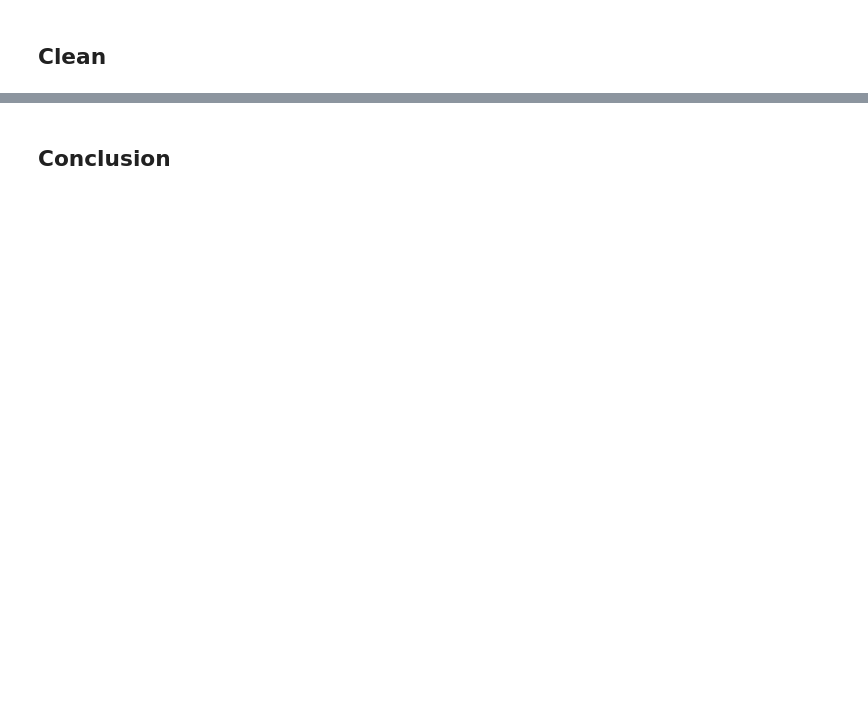
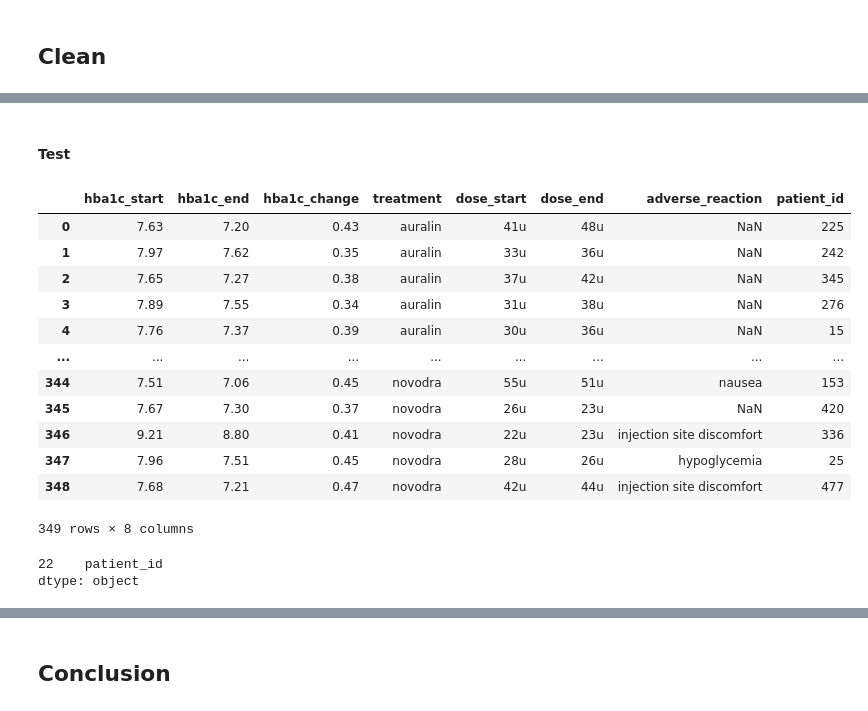
Before and after one commit to keer707/Auralin-Phase-II-clinical-trial_DataWrangling, a Jupyter notebook: Auralin Phase II clinical trial - Data Wrangle.ipynb, the cells around one changed output, grey strips where cells are left out. Saved outputs shown, nothing was run; the diff lists cells and outputs as text; code cells hidden in the pictures; blank space fills up the shorter version.

```diff
--- a/Auralin Phase II clinical trial - Data Wrangle.ipynb
+++ b/Auralin Phase II clinical trial - Data Wrangle.ipynb
@@ -440,0 +480,5 @@ adverse_reactions_copy = adverse_reactions.copy()
+# %%
+patients_copy['phone_number'] = patients_copy.contact.str.extract('((?:\+\d{1,2}\s)?\(?\d{3}\)?[\s.-]?\d{3}[\s.-]?\d{4})', expand=True)
+patients_copy['email'] = patients_copy.contact.str.extract('([a-zA-Z][a-zA-Z0-9_.+-]+@[a-zA-Z0-9-]+\.[a-zA-Z0-9-.][a-zA-Z]+)', expand=True)
+# Note: axis=1 denotes that we are referring to a column, not a row
+patients_copy = patients_copy.drop('contact', axis=1)
@@ -440,0 +573,32 @@ adverse_reactions_copy = adverse_reactions.copy()
+# %%
+id_names = patients_copy[['patient_id', 'given_name', 'surname']].copy()
+id_names.given_name = id_names.given_name.str.lower()
+id_names.surname = id_names.surname.str.lower()
+treatments_copy = pd.merge(treatments_copy, id_names, on=['given_name', 'surname'])
+treatments_copy = treatments_copy.drop(['given_name', 'surname'], axis=1)
+# %% [markdown]
+#### Test
+# %%
+# Confirm the merge was executed correctly
+treatments_copy
+# %% [output]
+|  | hba1c_start | hba1c_end | hba1c_change | treatment | dose_start | dose_end | adverse_reaction | patient_id |
+| 0 | 7.63 | 7.20 | 0.43 | auralin | 41u | 48u | NaN | 225 |
+| 1 | 7.97 | 7.62 | 0.35 | auralin | 33u | 36u | NaN | 242 |
+| 2 | 7.65 | 7.27 | 0.38 | auralin | 37u | 42u | NaN | 345 |
+| 3 | 7.89 | 7.55 | 0.34 | auralin | 31u | 38u | NaN | 276 |
+| 4 | 7.76 | 7.37 | 0.39 | auralin | 30u | 36u | NaN | 15 |
+| ... | ... | ... | ... | ... | ... | ... | ... | ... |
+| 344 | 7.51 | 7.06 | 0.45 | novodra | 55u | 51u | nausea | 153 |
+| 345 | 7.67 | 7.30 | 0.37 | novodra | 26u | 23u | NaN | 420 |
+| 346 | 9.21 | 8.80 | 0.41 | novodra | 22u | 23u | injection site discomfort | 336 |
+| 347 | 7.96 | 7.51 | 0.45 | novodra | 28u | 26u | hypoglycemia | 25 |
+| 348 | 7.68 | 7.21 | 0.47 | novodra | 42u | 44u | injection site discomfort | 477 |
+349 rows × 8 columns
+# %%
+# Patient ID should be the only duplicate column
+all_columns = pd.Series(list(patients_copy) + list(treatments_copy))
+all_columns[all_columns.duplicated()]
+# %% [output]
+22    patient_id
+dtype: object
```
Also changed, not shown: parts of 70 cells of this notebook, 2 other files.
